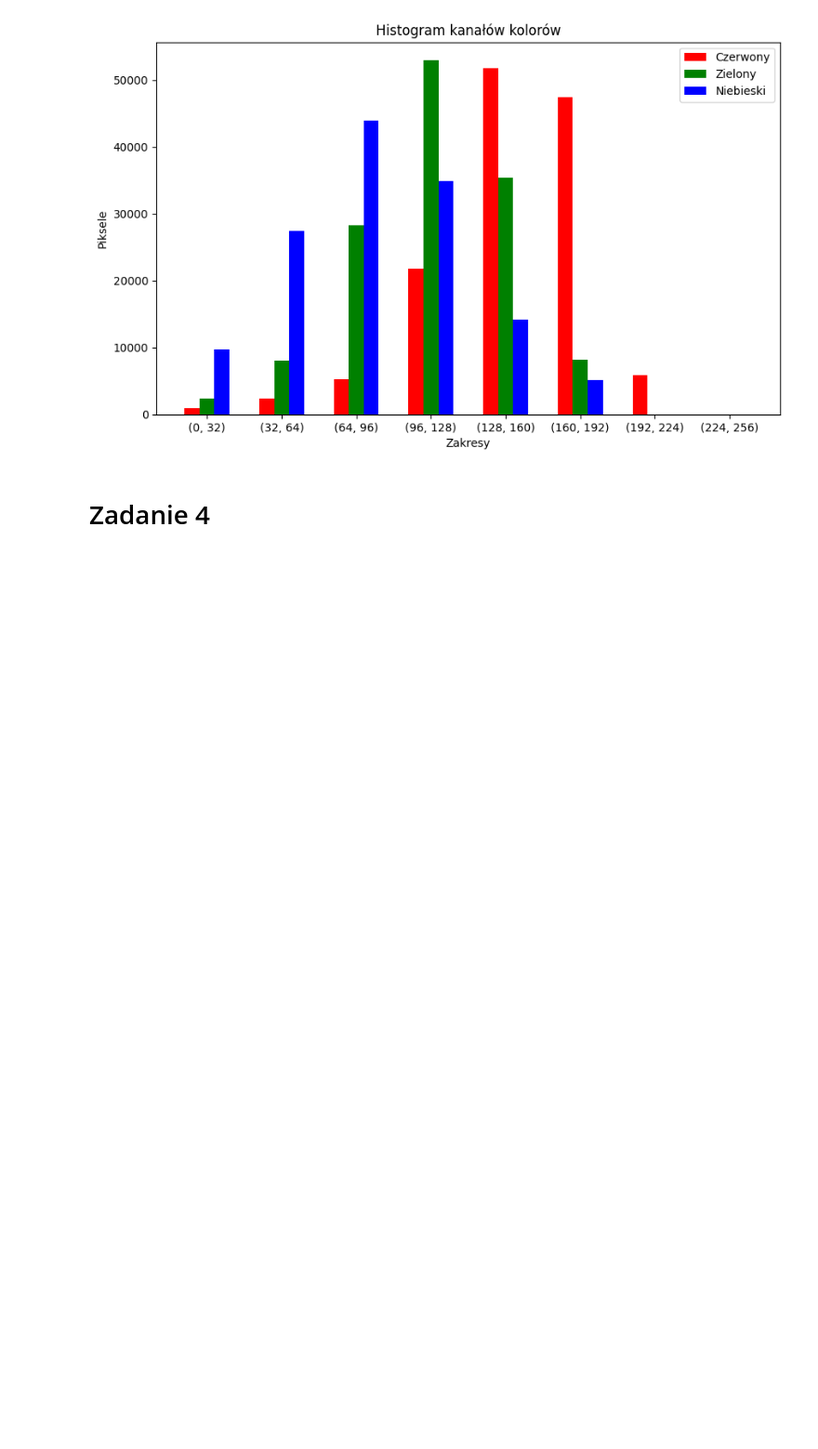
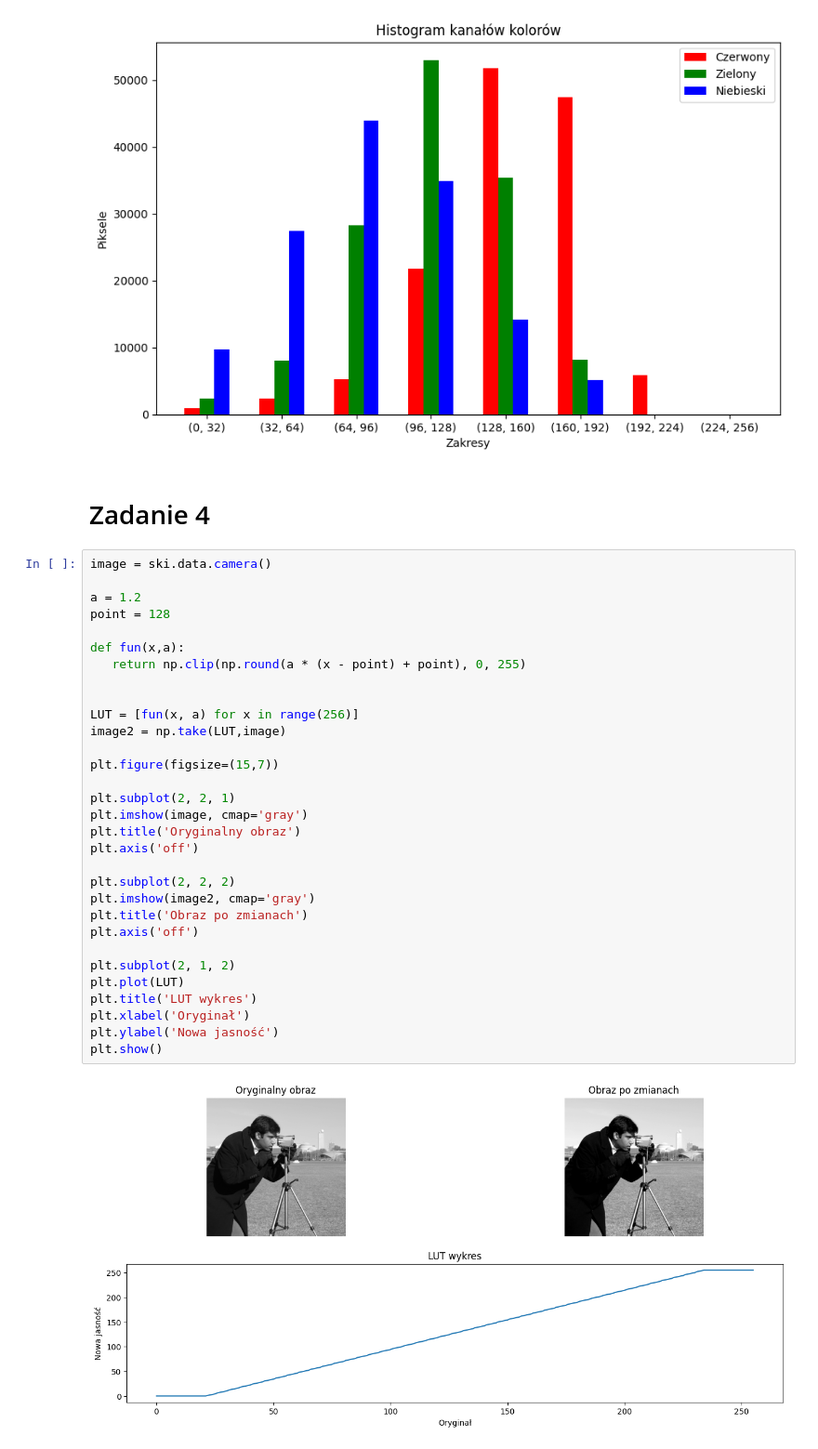
Before and after one commit to MartynaSzymanskaGitHub/przetwarzanie_obrazow, a Jupyter notebook: lab2_245938.ipynb, the cells around one changed output. Shown at 93% size. Cells and saved outputs as stored; diff of their text form; blank space fills up the shorter version.

```diff
--- a/lab2_245938.ipynb
+++ b/lab2_245938.ipynb
@@ -192,3 +192,36 @@ plt.show()
 [figure]
 # %% [markdown]
 <h1> Zadanie 4 </h1>
+# %%
+image = ski.data.camera()
+
+a = 1.2
+point = 128
+
+def fun(x,a):
+   return np.clip(np.round(a * (x - point) + point), 0, 255)
+
+
+LUT = [fun(x, a) for x in range(256)]
+image2 = np.take(LUT,image)
+
+plt.figure(figsize=(15,7))
+
+plt.subplot(2, 2, 1)
+plt.imshow(image, cmap='gray')
+plt.title('Oryginalny obraz')
+plt.axis('off')
+
+plt.subplot(2, 2, 2)
+plt.imshow(image2, cmap='gray')
+plt.title('Obraz po zmianach')
+plt.axis('off')
+
+plt.subplot(2, 1, 2)
+plt.plot(LUT)
+plt.title('LUT wykres')
+plt.xlabel('Oryginał')
+plt.ylabel('Nowa jasność')
+plt.show()
+# %% [output]
+[figure, added]
```
